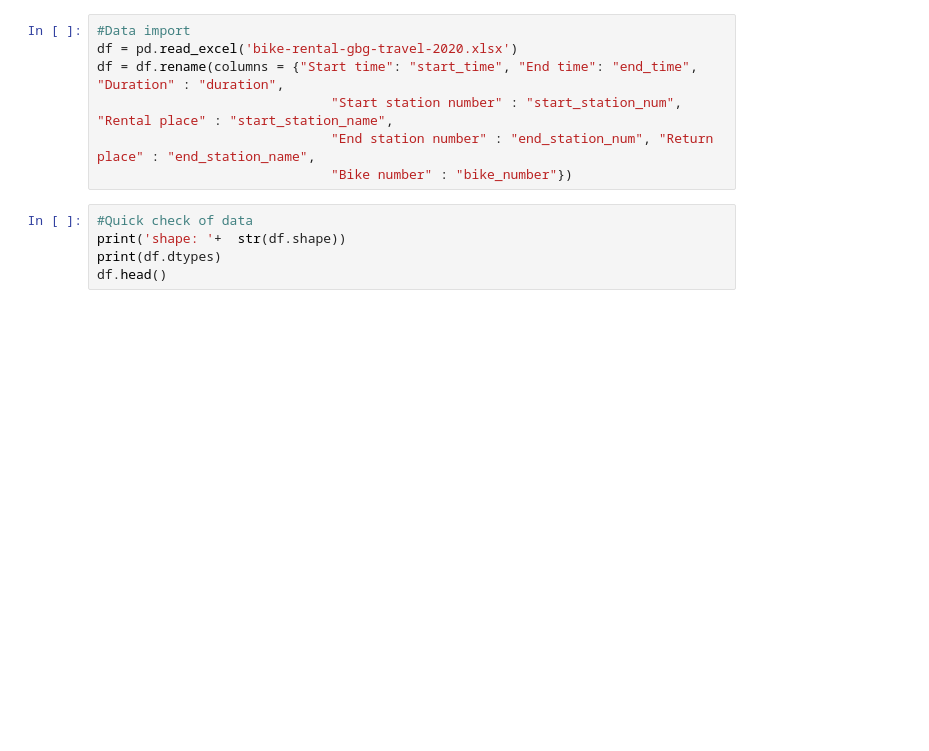
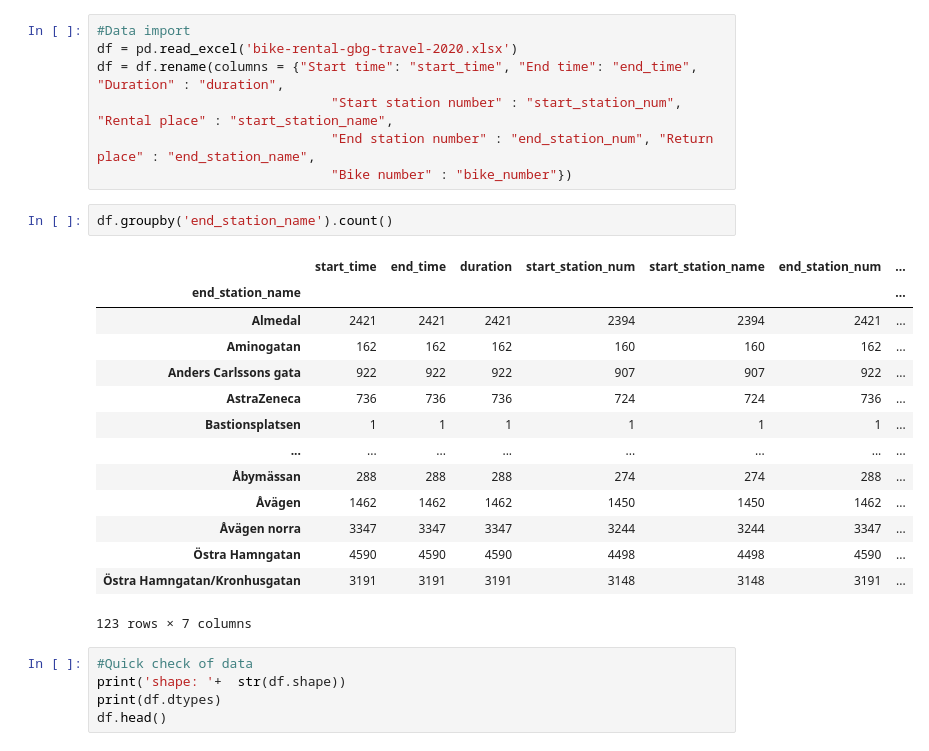
Before and after one commit to flowton/bike-rental, a Jupyter notebook: bike-rental-gbg.ipynb, the cells around one changed output. Saved outputs shown, nothing was run; the diff lists cells and outputs as text; blank space fills up the shorter version.

```diff
--- a/bike-rental-gbg.ipynb
+++ b/bike-rental-gbg.ipynb
@@ -19,6 +20,23 @@ df = df.rename(columns = {"Start time": "start_time", "End time": "end_time", "D
                               "Start station number" : "start_station_num", "Rental place" : "start_station_name",
                               "End station number" : "end_station_num", "Return place" : "end_station_name",
                               "Bike number" : "bike_number"})
+# %%
+df.groupby('end_station_name').count()
+# %% [output]
+|  | start_time | end_time | duration | start_station_num | start_station_name | end_station_num | ... |
+| end_station_name |  |  |  |  |  |  | ... |
+| Almedal | 2421 | 2421 | 2421 | 2394 | 2394 | 2421 | ... |
+| Aminogatan | 162 | 162 | 162 | 160 | 160 | 162 | ... |
+| Anders Carlssons gata | 922 | 922 | 922 | 907 | 907 | 922 | ... |
+| AstraZeneca | 736 | 736 | 736 | 724 | 724 | 736 | ... |
+| Bastionsplatsen | 1 | 1 | 1 | 1 | 1 | 1 | ... |
+| ... | ... | ... | ... | ... | ... | ... | ... |
+| Åbymässan | 288 | 288 | 288 | 274 | 274 | 288 | ... |
+| Åvägen | 1462 | 1462 | 1462 | 1450 | 1450 | 1462 | ... |
+| Åvägen norra | 3347 | 3347 | 3347 | 3244 | 3244 | 3347 | ... |
+| Östra Hamngatan | 4590 | 4590 | 4590 | 4498 | 4498 | 4590 | ... |
+| Östra Hamngatan/Kronhusgatan | 3191 | 3191 | 3191 | 3148 | 3148 | 3191 | ... |
+123 rows × 7 columns
 # %%
 #Quick check of data
 print('shape: '+  str(df.shape))
```
Also changed, not shown: parts of 7 cells of this notebook, 1 other file.
